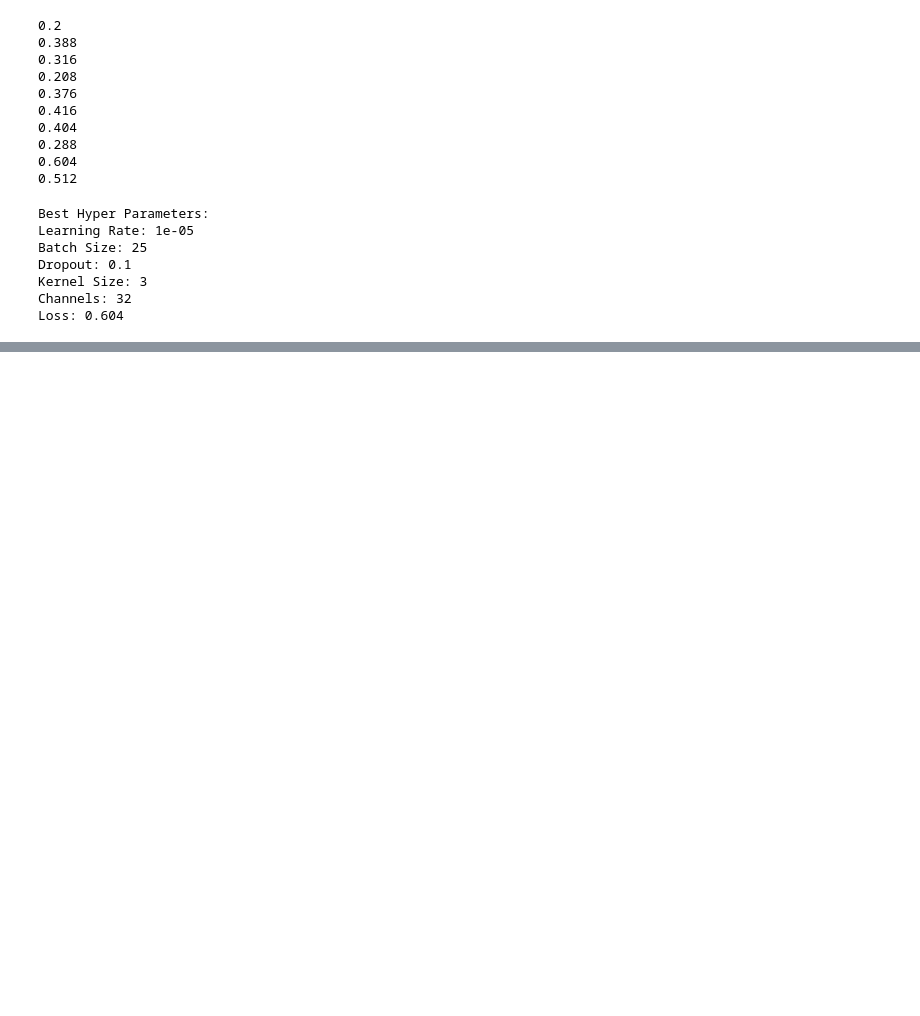
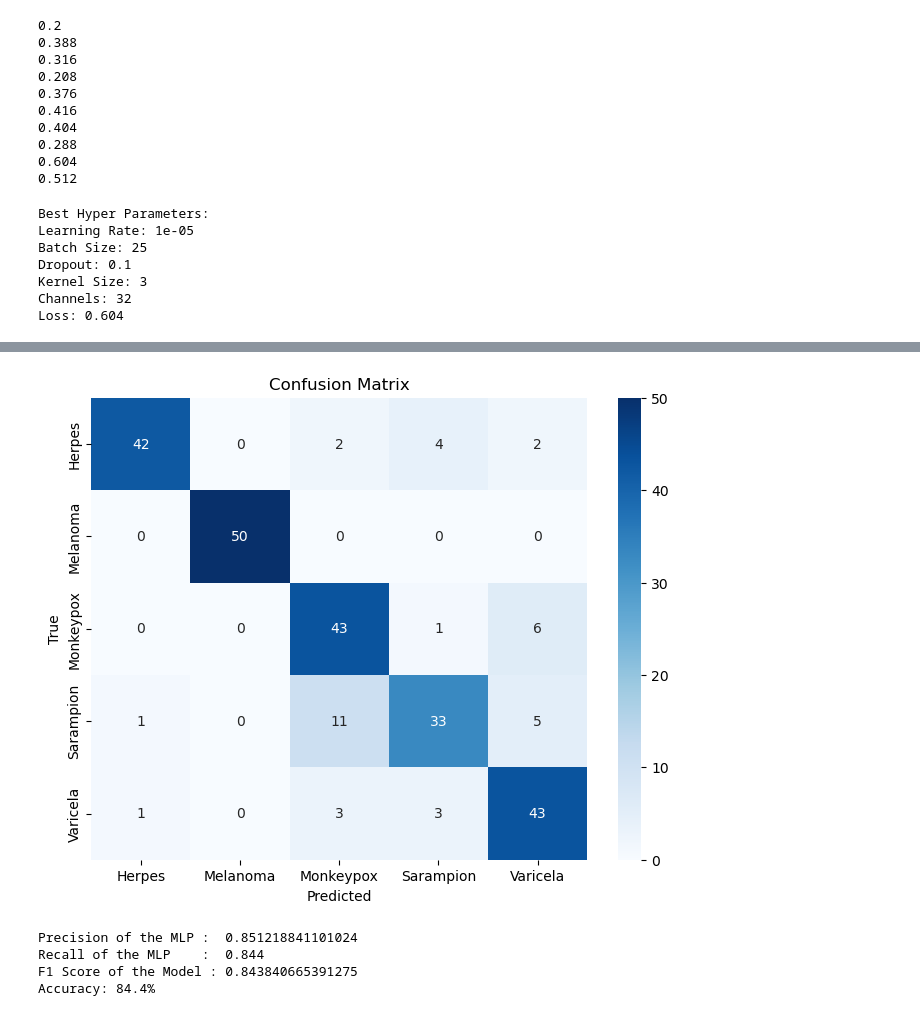
Before and after one commit to grawang7/cs184a-final-project, a Jupyter notebook: cs184a-project.ipynb, the cells around one changed output, grey strips where cells are left out. Saved outputs shown, nothing was run; the diff lists cells and outputs as text; code cells hidden in the pictures; blank space fills up the shorter version.

```diff
--- a/cs184a-project.ipynb
+++ b/cs184a-project.ipynb
@@ -642,0 +729,9 @@ calculate_accuracy(alexnet, test_dataloader, device)
+# %%
+# Declare another Alex Net Model to use Adam optimizer
+alexnet_Adam = torchvision.models.alexnet(pretrained=True)
+alexnet_Adam.eval()
+
+# Update classifiers of model
+alexnet_Adam.classifier[4] = nn.Linear(4096,1024) # update second classifier of model to reduce number of nodes in dense layers of network
+alexnet_Adam.classifier[6] = nn.Linear(1024,5) # update output layer of network to have 5 class labels
+alexnet_Adam.eval()
@@ -642,0 +756,9 @@ calculate_accuracy(alexnet, test_dataloader, device)
+# %%
+alexnet_Adam = alexnet_Adam.to(device)
+# %%
+epochs = 20
+learning_rate = 0.00001
+
+criterion = nn.CrossEntropyLoss()
+alexnet_optimizer_Adam = torch.optim.Adam(alexnet_Adam.parameters(), lr = learning_rate)
+train_model_with_acc(alexnet_Adam, criterion, alexnet_optimizer_Adam, epochs) # Test with Adam optimizer
@@ -642,0 +783,10 @@ calculate_accuracy(alexnet, test_dataloader, device)
+# %%
+# Calculate Validation Accuracy, Matrix, and Metrics with Adam optimizer
+confusion_matrix_and_metrics(alexnet_Adam, val_dataloader, device)
+calculate_accuracy(alexnet_Adam, val_dataloader, device)
+# %% [output]
+[figure, added]
+Precision of the MLP :  0.851218841101024
+Recall of the MLP    :  0.844
+F1 Score of the Model : 0.843840665391275
+Accuracy: 84.4%
```
Also changed, not shown: parts of 30 cells of this notebook.
